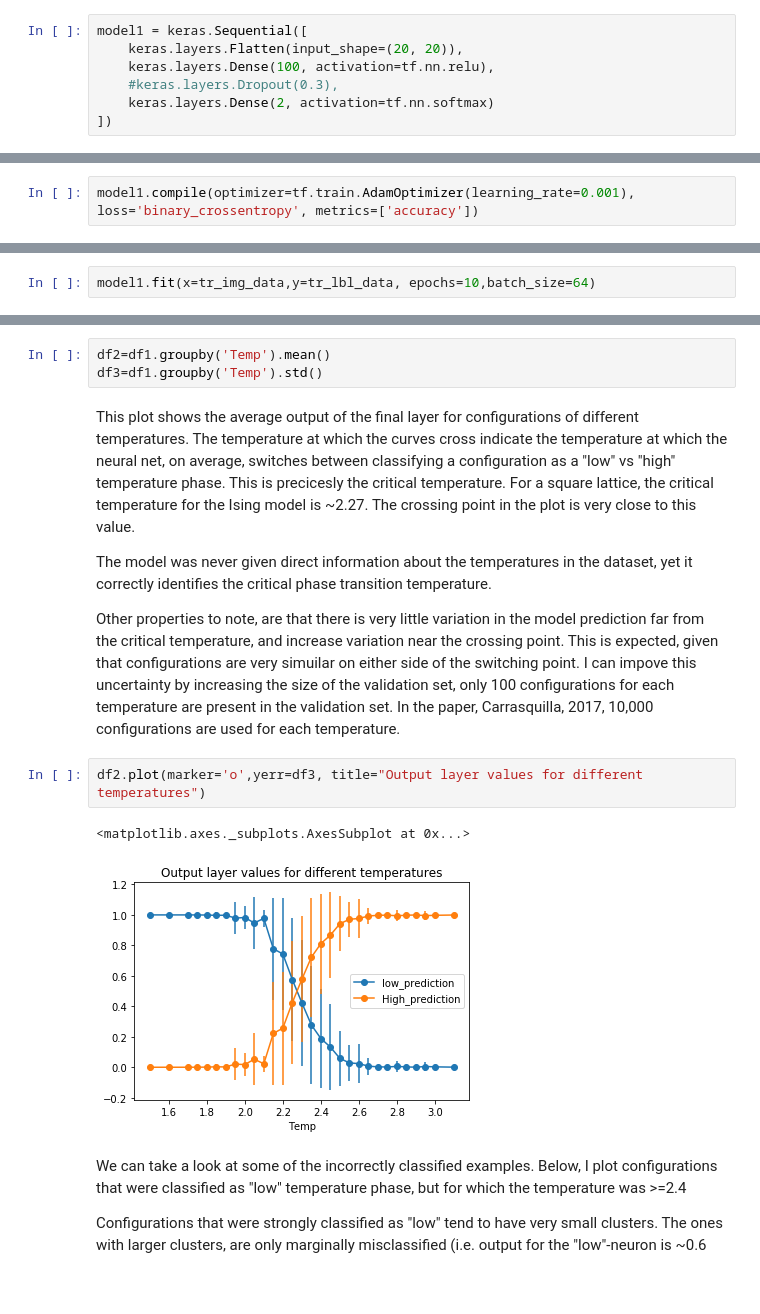
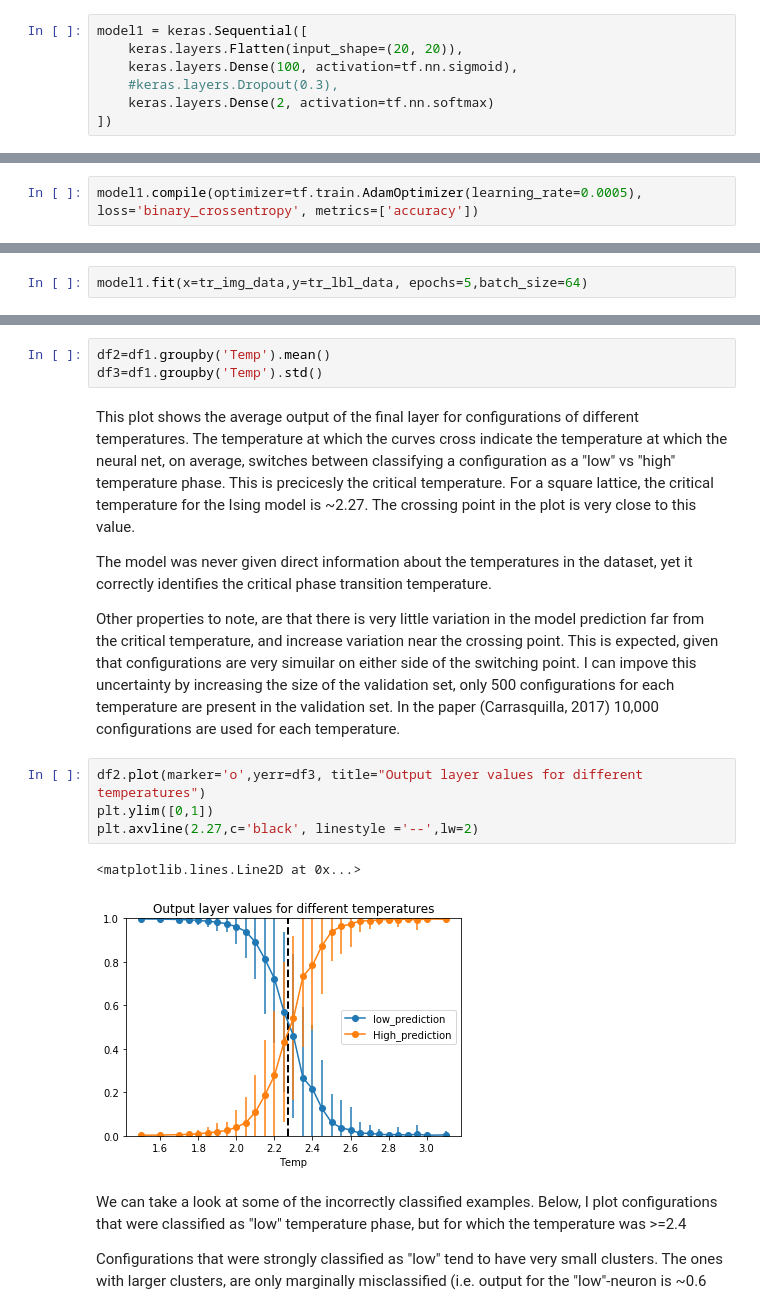
Before and after one commit to DanielJCase/Ising-Deep-Learning, a Jupyter notebook: Ising_NN.ipynb, the cells around one changed output, grey strips where cells are left out. Drawn from its saved outputs; the diff is of its cells as text.

```diff
--- a/Ising_NN.ipynb
+++ b/Ising_NN.ipynb
@@ -95,16 +95,16 @@ Define the model with the tf.Keras sequential API.
 # %%
 model1 = keras.Sequential([
     keras.layers.Flatten(input_shape=(20, 20)),
-    keras.layers.Dense(100, activation=tf.nn.relu),
+    keras.layers.Dense(100, activation=tf.nn.sigmoid),
     #keras.layers.Dropout(0.3),
     keras.layers.Dense(2, activation=tf.nn.softmax)
 ])
 # %% [markdown]
 Set the model optimizer, learning rate, and loss function.
 # %%
-model1.compile(optimizer=tf.train.AdamOptimizer(learning_rate=0.001), loss='binary_crossentropy', metrics=['accuracy'])
+model1.compile(optimizer=tf.train.AdamOptimizer(learning_rate=0.0005), loss='binary_crossentropy', metrics=['accuracy'])
 # %% [markdown]
 Train the model!
 # %%
-model1.fit(x=tr_img_data,y=tr_lbl_data, epochs=10,batch_size=64)
+model1.fit(x=tr_img_data,y=tr_lbl_data, epochs=5,batch_size=64)
 # %% [output]
@@ -172,12 +162,14 @@ This plot shows the average output of the final layer for configurations of diff
 
 The model was never given direct information about the temperatures in the dataset, yet it correctly identifies the critical phase transition temperature.
 
-Other properties to note, are that there is very little variation in the model prediction far from the critical temperature, and increase variation near the crossing point. This is expected, given that configurations are very simuilar on either side of the switching point. I can impove this uncertainty by increasing the size of the validation set, only 100 configurations for each temperature are present in the validation set. In the paper, Carrasquilla, 2017, 10,000 configurations are used for each temperature.
+Other properties to note, are that there is very little variation in the model prediction far from the critical temperature, and increase variation near the crossing point. This is expected, given that configurations are very simuilar on either side of the switching point. I can impove this uncertainty by increasing the size of the validation set, only 500 configurations for each temperature are present in the validation set. In the paper (Carrasquilla, 2017) 10,000 configurations are used for each temperature.
 # %%
 df2.plot(marker='o',yerr=df3, title="Output layer values for different temperatures")
+plt.ylim([0,1])
+plt.axvline(2.27,c='black', linestyle ='--',lw=2)
 # %% [output]
-<matplotlib.axes._subplots.AxesSubplot at 0x...>
+<matplotlib.lines.Line2D at 0x...>
-[figure, old version]
+[figure, new version]
 # %% [markdown]
 We can take a look at some of the incorrectly classified examples. Below, I plot configurations that were classified as "low" temperature phase, but for which the temperature was >=2.4
 
```
Also changed, not shown: parts of 14 cells of this notebook.
